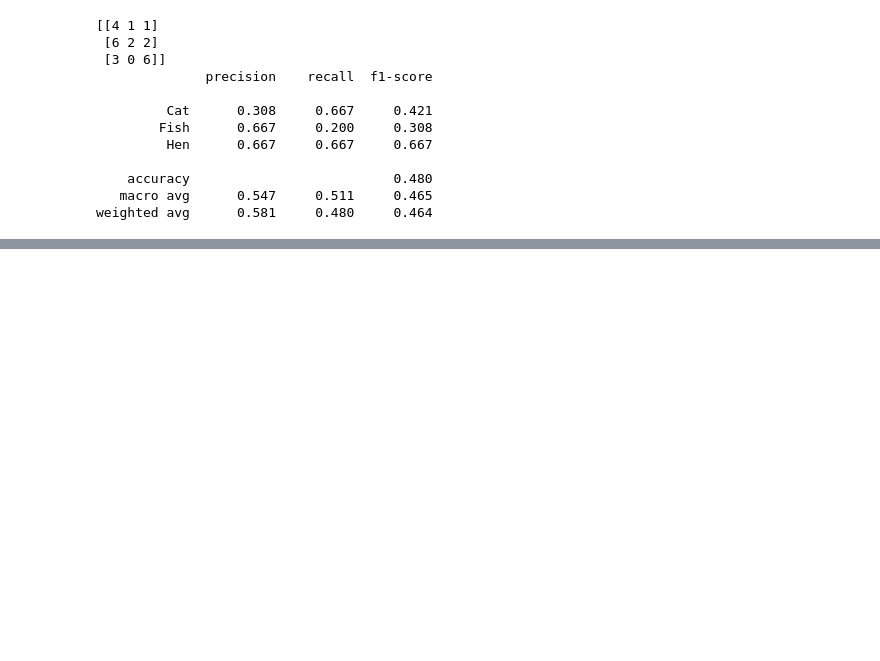
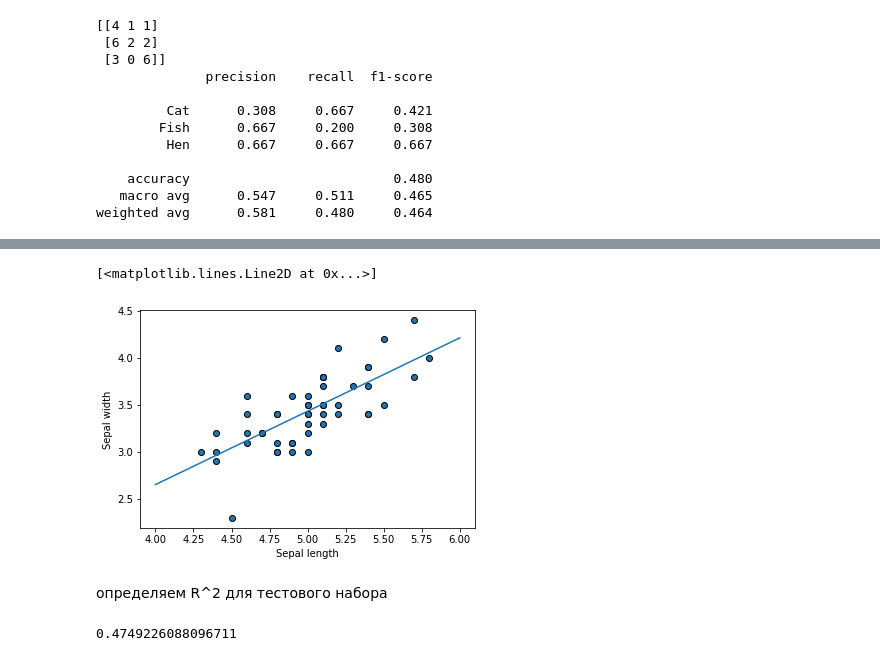
Before and after one commit to Pilot93/innopolis_hw, a Jupyter notebook: hw5_KNN_linear/Hw5.ipynb, the cells around one changed output, grey strips where cells are left out. Cells and saved outputs as stored; diff of their text form; code cells hidden in the pictures; blank space fills up the shorter version.

```diff
--- a/hw5_KNN_linear/Hw5.ipynb
+++ b/hw5_KNN_linear/Hw5.ipynb
@@ -234,0 +287,4 @@ weighted avg      0.581     0.480     0.464
+# %%
+train_X, val_X, train_y, val_y = train_test_split(X_setosa_sepal[:,0], X_setosa_sepal[:,1], random_state = 0)
+# %%
+linear_reg = LinearRegression(fit_intercept=True)
@@ -234,0 +295,19 @@ weighted avg      0.581     0.480     0.464
+# %%
+xfit = np.linspace(4, 6, 50)
+yfit = linear_reg.predict(xfit[:, np.newaxis])
+plt.scatter(X_setosa[:, 0], X_setosa[:, 1], cmap=plt.cm.Set1,
+            edgecolor='k')
+plt.xlabel('Sepal length')
+plt.ylabel('Sepal width')
+plt.plot(xfit, yfit)
+# %% [output]
+[<matplotlib.lines.Line2D at 0x...>]
+[figure, added]
+# %% [markdown]
+определяем R^2 для тестового набора
+# %%
+y_pred = linear_reg.predict(val_X.reshape(-1,1))
+Rsqr = linear_reg.score(val_X.reshape(-1,1), val_y.reshape(-1,1))
+print(Rsqr)
+# %% [output]
+0.4749226088096711
```
Also changed, not shown: parts of 16 cells of this notebook.
